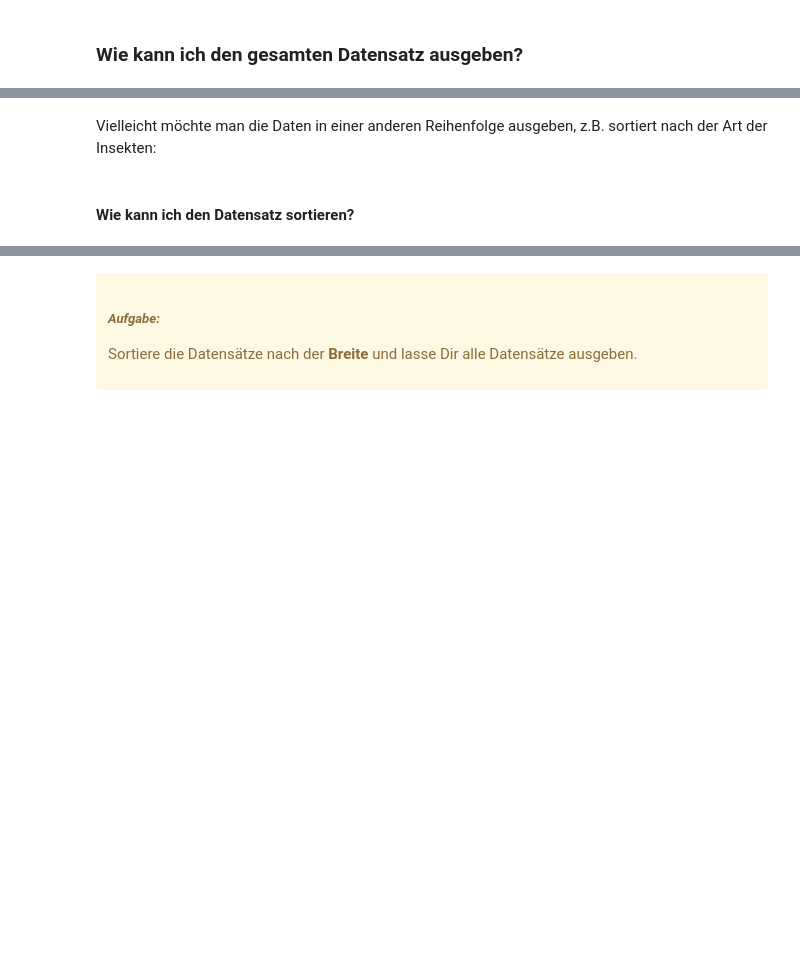
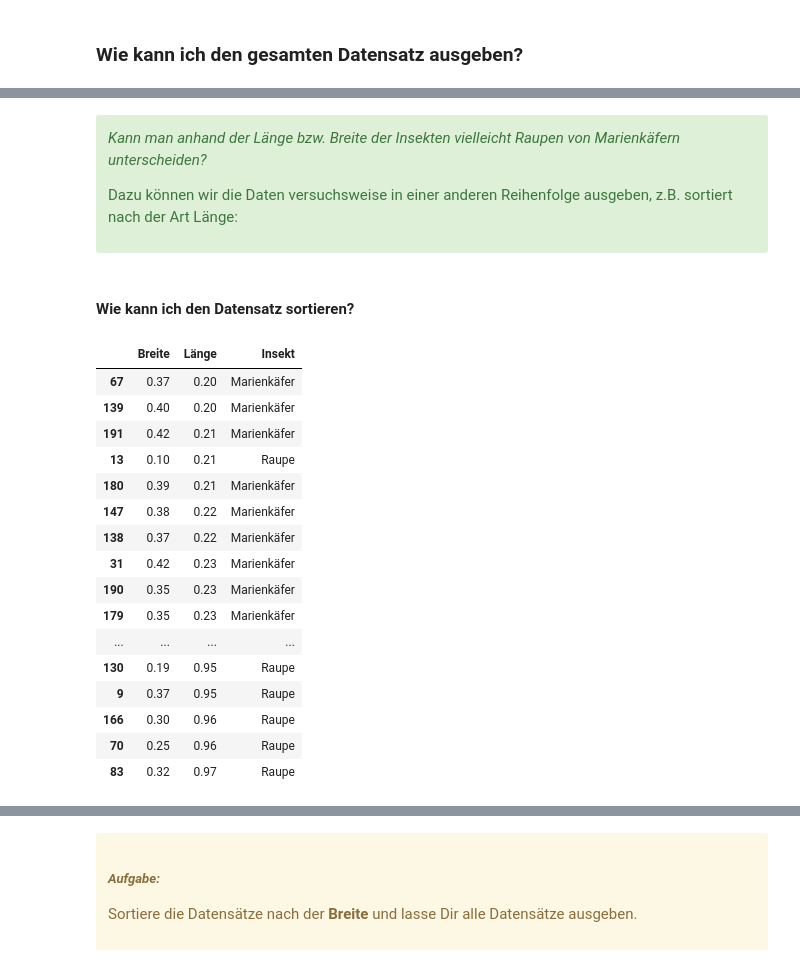
Before and after one commit to klausbovermann/JupyNBs, a Jupyter notebook: Entscheidungsbaum/Entscheidungsbaum_Kaefer Raupen/Klassifikation_Marienkaefer_Raupen_Streudiagramm_Entscheidungsbaum.ipynb, the cells around one changed output, grey strips where cells are left out. Saved outputs shown, nothing was run; the diff lists cells and outputs as text; code cells hidden in the pictures; blank space fills up the shorter version.

```diff
--- a/Entscheidungsbaum/Entscheidungsbaum_Kaefer Raupen/Klassifikation_Marienkaefer_Raupen_Streudiagramm_Entscheidungsbaum.ipynb
+++ b/Entscheidungsbaum/Entscheidungsbaum_Kaefer Raupen/Klassifikation_Marienkaefer_Raupen_Streudiagramm_Entscheidungsbaum.ipynb
@@ -102,8 +154,30 @@ display(df_kaefer)
 # %% [markdown]
-Vielleicht möchte man die Daten in einer anderen Reihenfolge ausgeben, z.B. sortiert nach der Art der Insekten:
+<div class="alert alert-block alert-success">
+
+*Kann man anhand der Länge bzw. Breite der Insekten vielleicht Raupen von Marienkäfern unterscheiden?*
+
+Dazu können wir die Daten versuchsweise in einer anderen Reihenfolge ausgeben, z.B. sortiert nach der Art Länge:
 # %% [markdown]
 #### Wie kann ich den Datensatz sortieren?
 # %%
 # sortiere die Datensätze nach einer Spalte (aufsteigend) und zeige dann alle an
-sortInsekt = df_kaefer.sort_values(by='Insekt')
+sortInsekt = df_kaefer.sort_values(by="Länge")
 display(sortInsekt)
+# %% [output]
+|  | Breite | Länge | Insekt |
+| 67 | 0.37 | 0.20 | Marienkäfer |
+| 139 | 0.40 | 0.20 | Marienkäfer |
+| 191 | 0.42 | 0.21 | Marienkäfer |
+| 13 | 0.10 | 0.21 | Raupe |
+| 180 | 0.39 | 0.21 | Marienkäfer |
+| 147 | 0.38 | 0.22 | Marienkäfer |
+| 138 | 0.37 | 0.22 | Marienkäfer |
+| 31 | 0.42 | 0.23 | Marienkäfer |
+| 190 | 0.35 | 0.23 | Marienkäfer |
+| 179 | 0.35 | 0.23 | Marienkäfer |
+| ... | ... | ... | ... |
+| 130 | 0.19 | 0.95 | Raupe |
+| 9 | 0.37 | 0.95 | Raupe |
+| 166 | 0.30 | 0.96 | Raupe |
+| 70 | 0.25 | 0.96 | Raupe |
+| 83 | 0.32 | 0.97 | Raupe |
```
Also changed, not shown: parts of 68 cells of this notebook.
